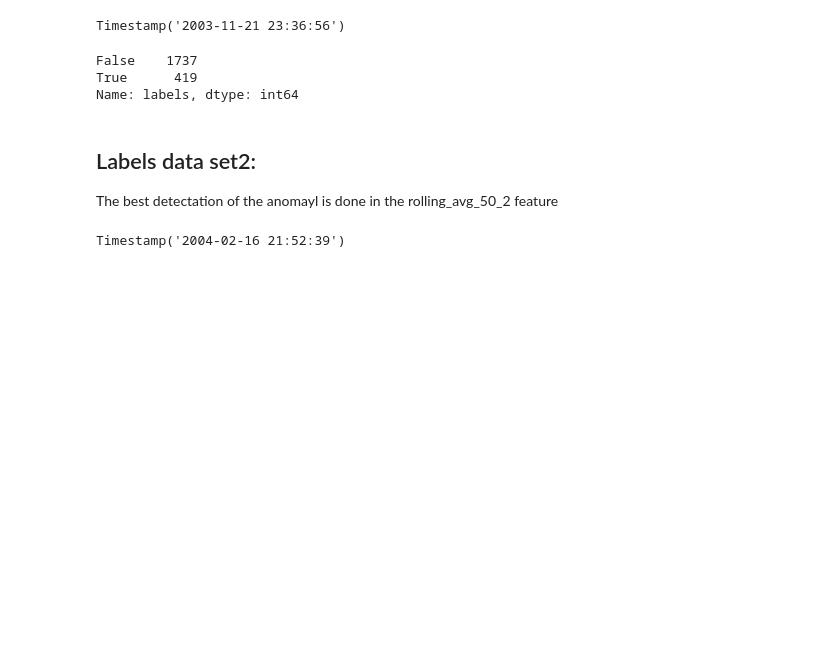
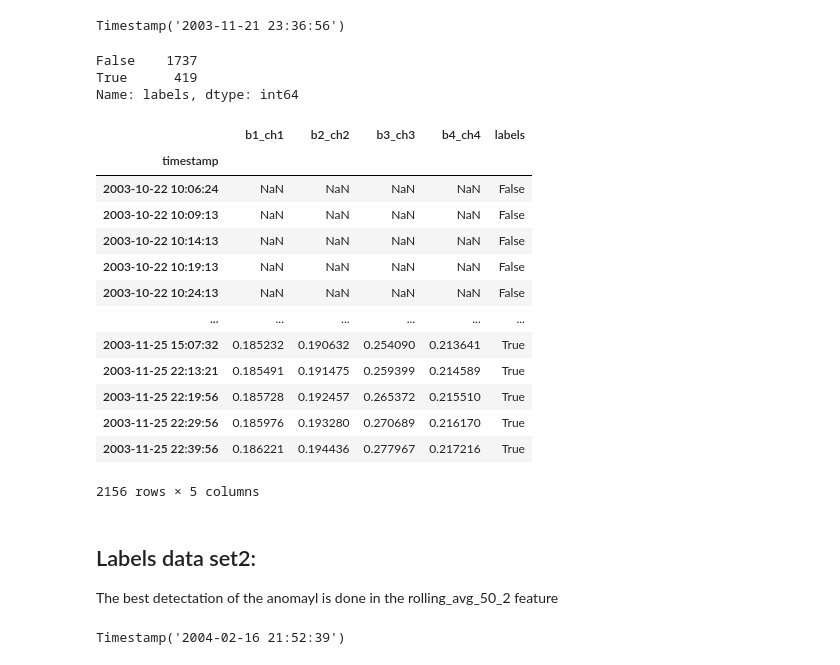
Before and after one commit to jaimebw/tfm, a Jupyter notebook: books/label_classifyer.ipynb, the cells around one changed output. Cells and saved outputs as stored; diff of their text form; code cells hidden in the pictures; blank space fills up the shorter version.

```diff
--- a/books/label_classifyer.ipynb
+++ b/books/label_classifyer.ipynb
@@ -81,3 +84,22 @@ Name: labels, dtype: int64
+# %%
+lol = pd.read_pickle("../data/feature_data/rolling_avg/rolling_avg_50_1.pkl")
+lol = lol.join(y1,how = "inner")
+lol
+# %% [output]
+|  | b1_ch1 | b2_ch2 | b3_ch3 | b4_ch4 | labels |
+| timestamp |  |  |  |  |  |
+| 2003-10-22 10:06:24 | NaN | NaN | NaN | NaN | False |
+| 2003-10-22 10:09:13 | NaN | NaN | NaN | NaN | False |
+| 2003-10-22 10:14:13 | NaN | NaN | NaN | NaN | False |
+| 2003-10-22 10:19:13 | NaN | NaN | NaN | NaN | False |
+| 2003-10-22 10:24:13 | NaN | NaN | NaN | NaN | False |
+| ... | ... | ... | ... | ... | ... |
+| 2003-11-25 15:07:32 | 0.185232 | 0.190632 | 0.254090 | 0.213641 | True |
+| 2003-11-25 22:13:21 | 0.185491 | 0.191475 | 0.259399 | 0.214589 | True |
+| 2003-11-25 22:19:56 | 0.185728 | 0.192457 | 0.265372 | 0.215510 | True |
+| 2003-11-25 22:29:56 | 0.185976 | 0.193280 | 0.270689 | 0.216170 | True |
+| 2003-11-25 22:39:56 | 0.186221 | 0.194436 | 0.277967 | 0.217216 | True |
+2156 rows × 5 columns
 # %% [markdown]
 ## Labels data set2:
 The best detectation of the anomayl is done in the rolling_avg_50_2 feature
```
Also changed, not shown: parts of 13 cells of this notebook, 2 other files.
